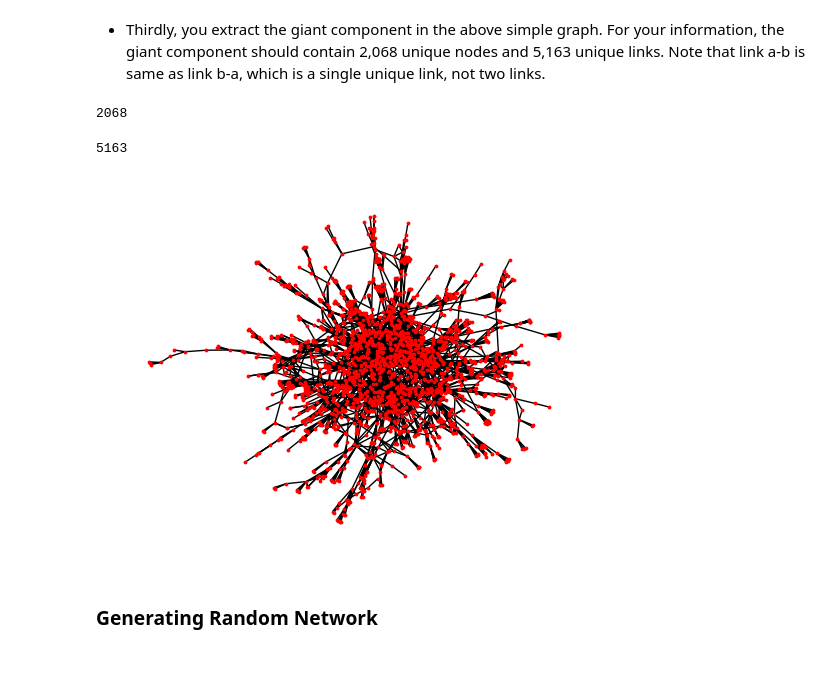
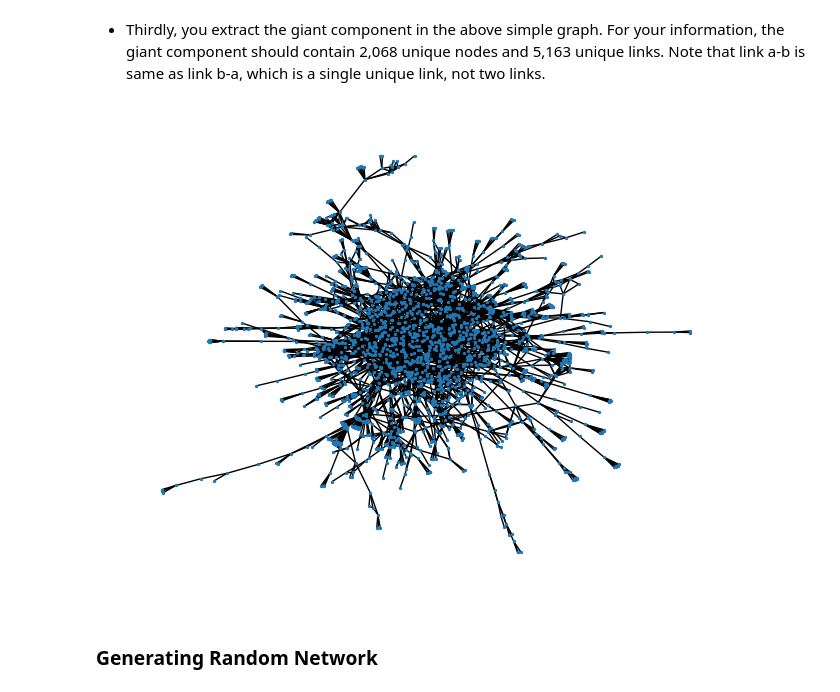
Before and after one commit to ignRyann/author-network-analysis, a Jupyter notebook: coursework1.ipynb, the cells around one changed output. Saved outputs shown, nothing was run; the diff lists cells and outputs as text; code cells hidden in the pictures; blank space fills up the shorter version.

```diff
--- a/coursework1.ipynb
+++ b/coursework1.ipynb
@@ -74,24 +75,15 @@ author_network = F.subgraph(max(nx.connected_components(F), key=len))
 # %%
 # Achieving desired number of nodes
-author_network.number_of_nodes()
+assert n_count == author_network.number_of_nodes()
-# %% [output]
-2068
 # %%
 # Achieving desired number of edges
-author_network.number_of_edges()
+assert e_count == author_network.number_of_edges()
-# %% [output]
-5163
-# %%
-# Plotting Author Network
-subax1 = plt.subplot()
-options = {
-    'node_color': 'red',
-    'node_size': 3,
-    'width': 1,
-}
-nx.draw(author_network, **options)
-# %% [output]
-[figure, removed]
+# %%
+# Plotting Author Network
+pos = nx.spring_layout(author_network, seed= 42)
+nx.draw(author_network, node_size= 2, width= 1, pos= pos)
+# %% [output]
+[figure, added]
 # %% [markdown]
 ### Generating Random Network
 # %% [markdown]
```
Also changed, not shown: parts of 24 cells of this notebook.
